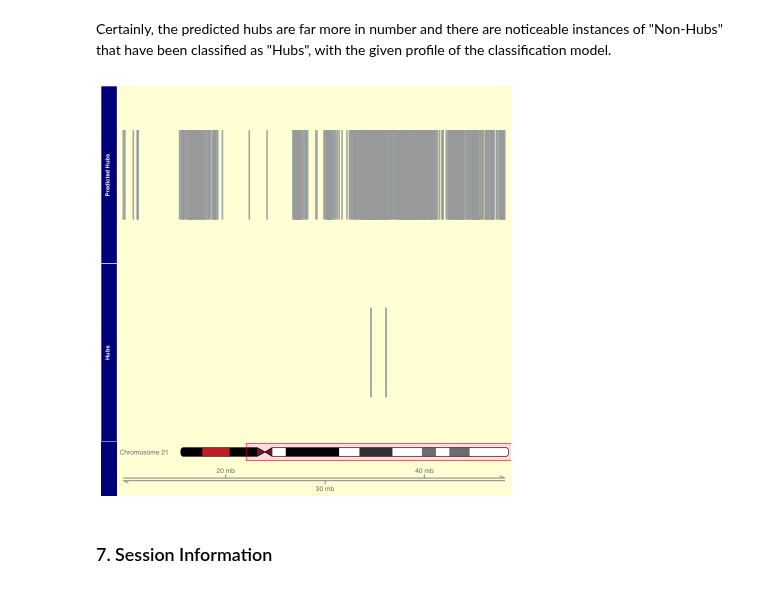
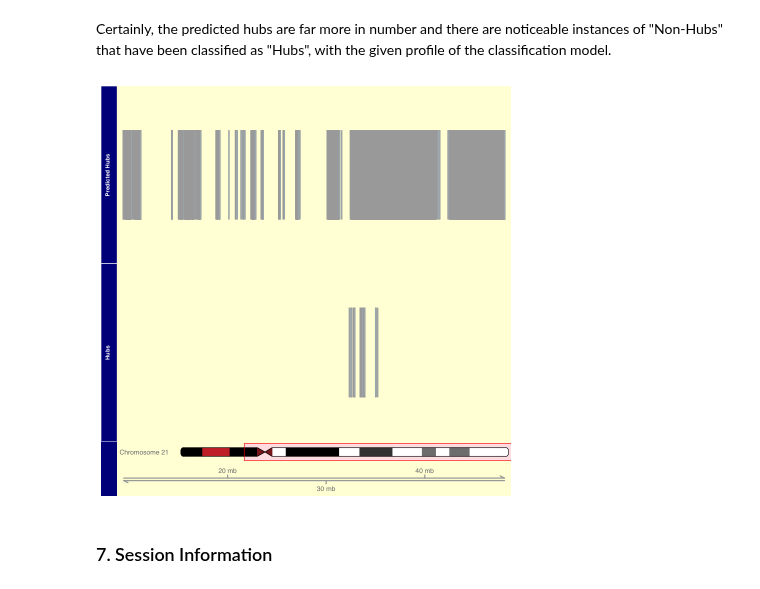
Before and after one commit to shauryajauhari/transcriptionFactoriesGREG, a Jupyter notebook: MachineLearning/LogisticRegressionK562GREG.ipynb, the cells around one changed output. Cells and saved outputs as stored; diff of their text form; code cells hidden in the pictures.

```diff
--- a/MachineLearning/LogisticRegressionK562GREG.ipynb
+++ b/MachineLearning/LogisticRegressionK562GREG.ipynb
@@ -647,12 +762,12 @@ Loading required package: GenomeInfoDb
 # %%
-a549gregStandardRegionsClass <- a549gregStandard[, c(1:3,16)]
+k562gregStandardRegionsClass <- k562gregStandard[, c(1:3,18)]
 # %% [markdown]
 Also, considering the computational resources we deploy, we shall focus on chromosome 21 only.
 # %%
 # Extracting chr21 data
 
-a549gregChr21NonHub <- a549gregStandardRegionsClass[a549gregStandardRegionsClass$chr=="chr21" & a549gregStandardRegionsClass$Class=="Non-Hub", ] ## subset of data for exemplifying
-a549gregChr21Hub <- a549gregStandardRegionsClass[a549gregStandardRegionsClass$chr=="chr21" & a549gregStandardRegionsClass$Class=="Hub", ]
+k562gregChr21NonHub <- k562gregStandardRegionsClass[k562gregStandardRegionsClass$chr=="chr21" & k562gregStandardRegionsClass$Class=="Non-Hub", ] ## subset of data for exemplifying
+k562gregChr21Hub <- k562gregStandardRegionsClass[k562gregStandardRegionsClass$chr=="chr21" & k562gregStandardRegionsClass$Class=="Hub", ]
 # %%
 # Plotting Hubs
 
@@ -695,8 +802,8 @@ plotTracks(list(annotationTrackNonHub, itrack),
 # %% [markdown]
 We can observe that the Non-Hubs are pretty evenly distributed throughout the chromosome.In contrast, we are curious to examine if the findings of the classifier are able to fortify the original class definitions. Let us frame the data from the predicted results.
 # %%
-a549gregPredicted <- cbind(a549gregStandardRegionsClass, a549gregModelPredictionsProbs)
-names(a549gregPredicted)[names(a549gregPredicted)=="a549gregModelPredictionsProbs"] <- "Prediction"
-a549gregPredicted$Prediction <- ifelse(a549gregPredicted$Prediction == 1, "Non-Hub", "Hub")
+k562gregPredicted <- cbind(k562gregStandardRegionsClass, k562gregModelPredictionsProbs)
+names(k562gregPredicted)[names(k562gregPredicted)=="k562gregModelPredictionsProbs"] <- "Prediction"
+k562gregPredicted$Prediction <- ifelse(k562gregPredicted$Prediction == 1, "Non-Hub", "Hub")
 # %% [markdown]
 Let us see if the classifier predictions match with the original results.
@@ -724,23 +810,25 @@ print(a549gregChr21PredicitedHub)
+# %%
+k562gregChr21PredicitedHub <- k562gregPredicted[k562gregPredicted$chr=="chr21" & k562gregPredicted$Prediction =="Hub", ]
 # %% [markdown]
 Certainly, the predicted hubs are far more in number and there are noticeable instances of "Non-Hubs" that have been classified as "Hubs", with the given profile of the classification model.
 # %%
 # Plotting Predicted Hubs
-annotationTrackHub <- AnnotationTrack(range = a549gregChr21Hub,
+annotationTrackHub <- AnnotationTrack(range = k562gregChr21Hub,
                                       name = "Hubs",
                                       genome = "hg38",
                                       chromosome = "chr21")
-annotationTrackPredictedHub <- AnnotationTrack(range = a549gregChr21PredicitedHub,
+annotationTrackPredictedHub <- AnnotationTrack(range = k562gregChr21PredicitedHub,
                                                name = "Predicted Hubs",
                                                genome = "hg38",
                                                chromosome = "chr21")
 itrack <- IdeogramTrack(genome = "hg38", chromosome = "chr21")
 genomeTrack <- GenomeAxisTrack()
 plotTracks(list(annotationTrackPredictedHub,annotationTrackHub, itrack, genomeTrack),
            background.panel = "#FFFEDB",
            background.title = "darkblue",
            stacking = "dense")
 # %% [output]
-[figure, old version]
+[figure, new version]
 # %% [markdown]
 ### <a id=link13>7. Session Information </a>
 # %%
```
Also changed, not shown: parts of 71 cells of this notebook.
